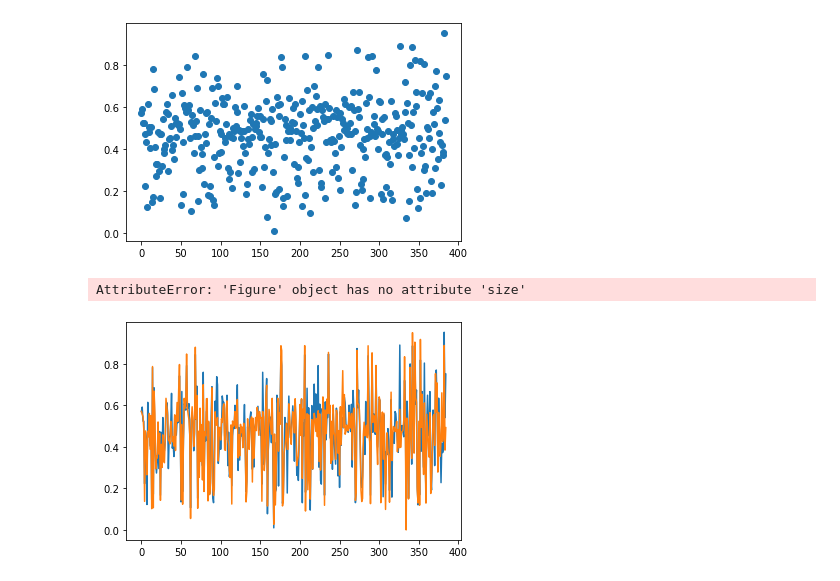
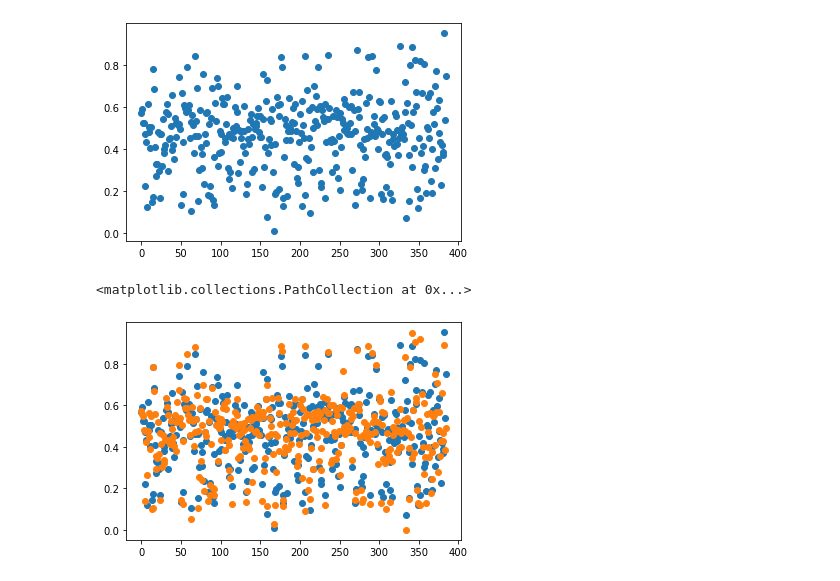
Before and after one commit to taftap8/apex_real_estate, a Jupyter notebook: Apex_RE.ipynb, the cells around one changed output. Saved outputs shown, nothing was run; the diff lists cells and outputs as text; code cells hidden in the pictures.

```diff
--- a/Apex_RE.ipynb
+++ b/Apex_RE.ipynb
@@ -331,3 +329,6 @@ actuals = y_test
+# %%
+actuals = flat_list.sort()
+actuals
 # %%
 import matplotlib.pyplot as plt
 import seaborn as sns
@@ -348,9 +349,8 @@ g=plt.scatter(x_range, actuals)
 [figure]
 # %%
 fig, ax = plt.subplots()
-ax.plot(x_range,actuals)
-ax.plot(x_range,predictions)
-fig.size(100,100)
+ax.scatter(x_range,actuals)
+ax.scatter(x_range,predictions)
 # %% [output]
-AttributeError: 'Figure' object has no attribute 'size'
+<matplotlib.collections.PathCollection at 0x...>
-[figure, old version]
+[figure, new version]
```
Also changed, not shown: parts of 3 cells of this notebook, 1 other file.
